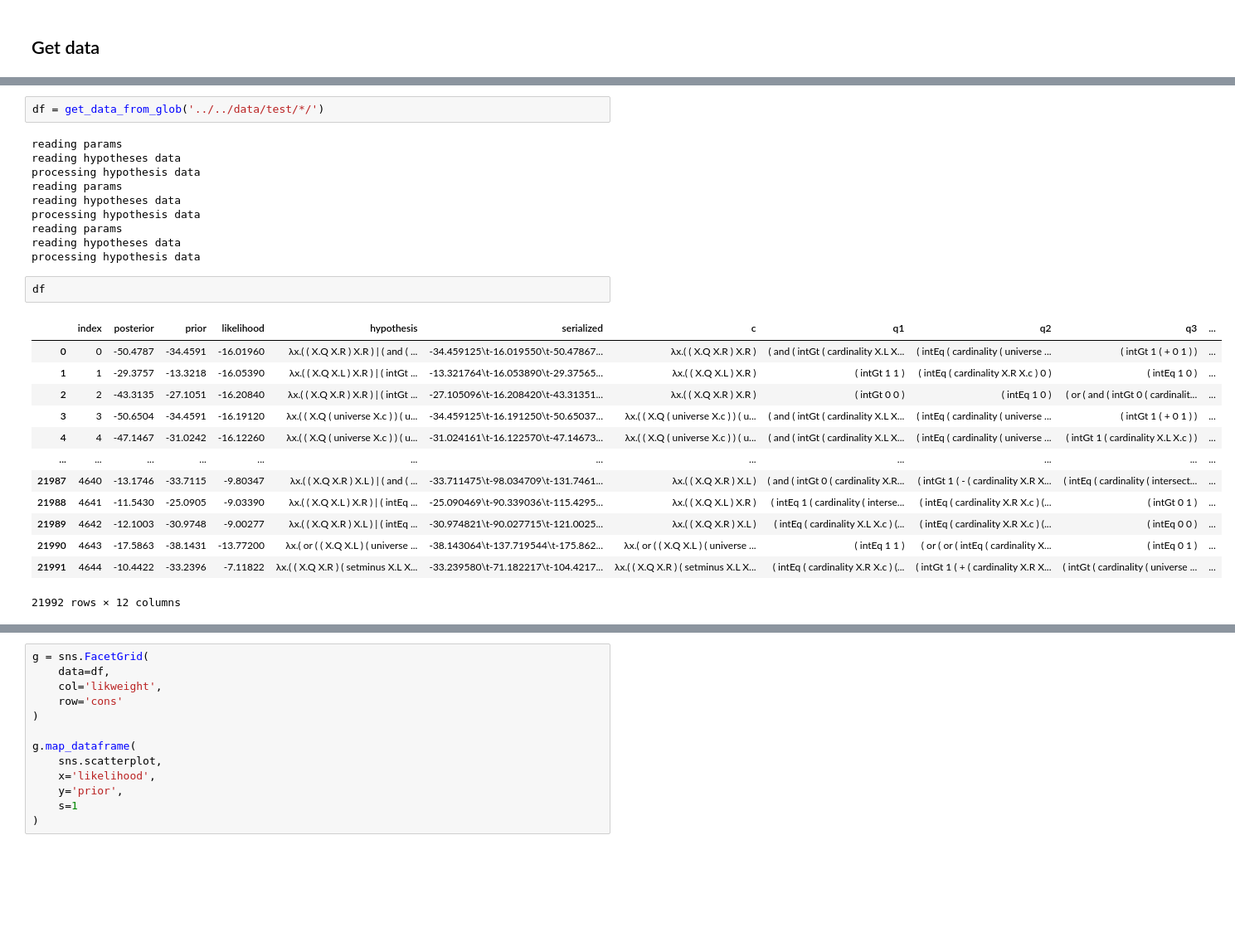
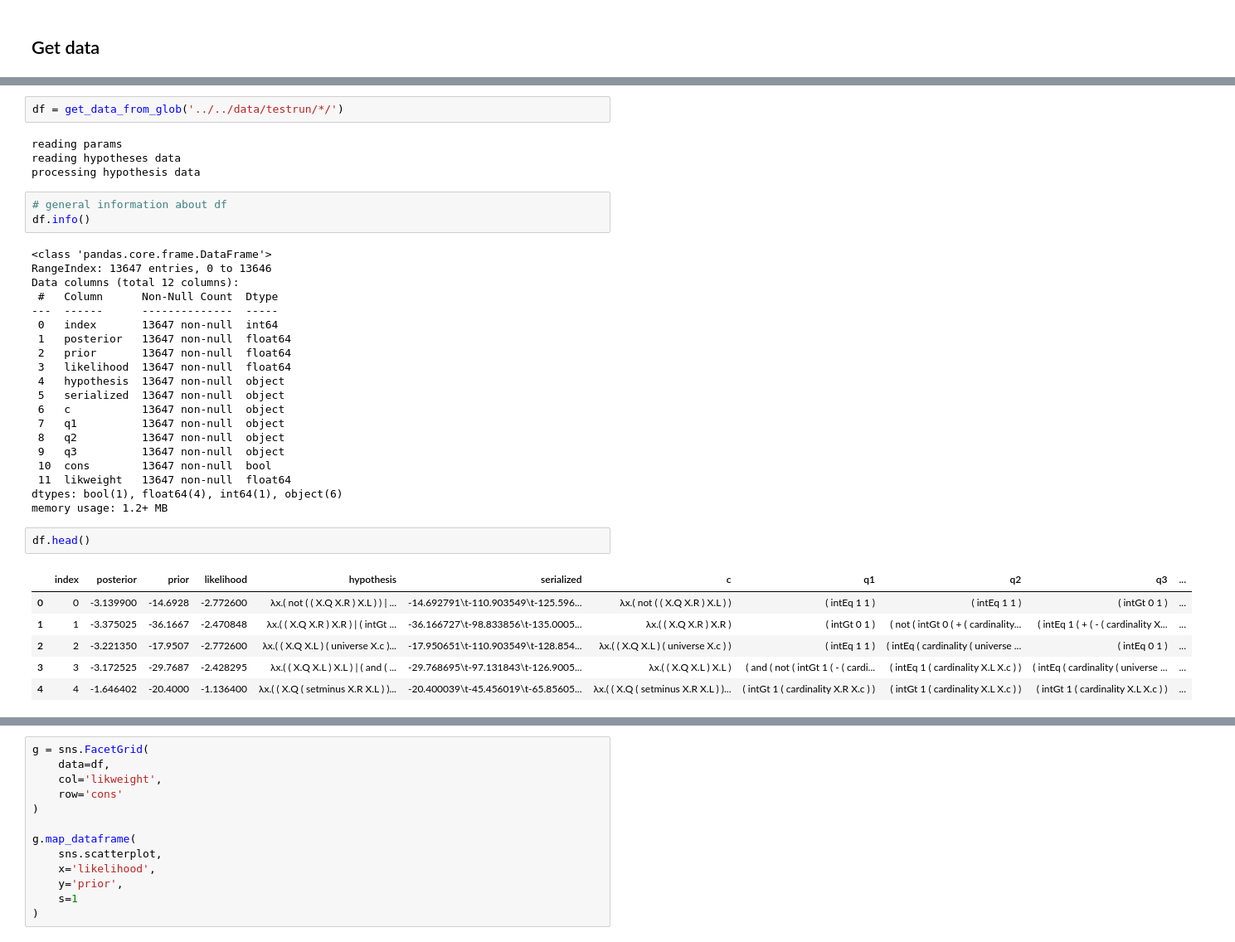
Before and after one commit to thelogicalgrammar/compositionalModes, a Jupyter notebook: analysis/quantifiers/analysis.ipynb, the cells around one changed output, grey strips where cells are left out. Shown: that part at 83% size. Drawn from its saved outputs; the diff is of its cells as text; blank space fills up the shorter version.

```diff
--- a/analysis/quantifiers/analysis.ipynb
+++ b/analysis/quantifiers/analysis.ipynb
@@ -327,30 +347,40 @@ fulldatapath = "../../data/server_test/data.txt"
 paramspath = "../../data/server_test/data_likweight_40.000000_nobs_250parameters.json"
 # %%
-df = get_data_from_glob('../../data/test/*/')
+df = get_data_from_glob('../../data/testrun/*/')
 # %% [output]
 reading params
 reading hypotheses data
 processing hypothesis data
-reading params
-reading hypotheses data
-processing hypothesis data
-reading params
-reading hypotheses data
-processing hypothesis data
+# %%
+# general information about df
+df.info()
+# %% [output]
+<class 'pandas.core.frame.DataFrame'>
+RangeIndex: 13647 entries, 0 to 13646
+Data columns (total 12 columns):
+ #   Column      Non-Null Count  Dtype
+---  ------      --------------  -----
+ 0   index       13647 non-null  int64
+ 1   posterior   13647 non-null  float64
+ 2   prior       13647 non-null  float64
+ 3   likelihood  13647 non-null  float64
+ 4   hypothesis  13647 non-null  object
+ 5   serialized  13647 non-null  object
+ 6   c           13647 non-null  object
+ 7   q1          13647 non-null  object
+ 8   q2          13647 non-null  object
+ 9   q3          13647 non-null  object
+ 10  cons        13647 non-null  bool
+ 11  likweight   13647 non-null  float64
+dtypes: bool(1), float64(4), int64(1), object(6)
+memory usage: 1.2+ MB
 # %%
-df
+df.head()
 # %% [output]
 |  | index | posterior | prior | likelihood | hypothesis | serialized | c | q1 | q2 | q3 | ... |
-| 0 | 0 | -50.4787 | -34.4591 | -16.01960 | λx.( ( X.Q X.R ) X.R ) | ( and ( ... | -34.459125\t-16.019550\t-50.47867... | λx.( ( X.Q X.R ) X.R ) | ( and ( intGt ( cardinality X.L X... | ( intEq ( cardinality ( universe ... | ( intGt 1 ( + 0 1 ) ) | ... |
-| 1 | 1 | -29.3757 | -13.3218 | -16.05390 | λx.( ( X.Q X.L ) X.R ) | ( intGt ... | -13.321764\t-16.053890\t-29.37565... | λx.( ( X.Q X.L ) X.R ) | ( intGt 1 1 ) | ( intEq ( cardinality X.R X.c ) 0 ) | ( intEq 1 0 ) | ... |
-| 2 | 2 | -43.3135 | -27.1051 | -16.20840 | λx.( ( X.Q X.R ) X.R ) | ( intGt ... | -27.105096\t-16.208420\t-43.31351... | λx.( ( X.Q X.R ) X.R ) | ( intGt 0 0 ) | ( intEq 1 0 ) | ( or ( and ( intGt 0 ( cardinalit... | ... |
-| 3 | 3 | -50.6504 | -34.4591 | -16.19120 | λx.( ( X.Q ( universe X.c ) ) ( u... | -34.459125\t-16.191250\t-50.65037... | λx.( ( X.Q ( universe X.c ) ) ( u... | ( and ( intGt ( cardinality X.L X... | ( intEq ( cardinality ( universe ... | ( intGt 1 ( + 0 1 ) ) | ... |
-| 4 | 4 | -47.1467 | -31.0242 | -16.12260 | λx.( ( X.Q ( universe X.c ) ) ( u... | -31.024161\t-16.122570\t-47.14673... | λx.( ( X.Q ( universe X.c ) ) ( u... | ( and ( intGt ( cardinality X.L X... | ( intEq ( cardinality ( universe ... | ( intGt 1 ( cardinality X.L X.c ) ) | ... |
-| ... | ... | ... | ... | ... | ... | ... | ... | ... | ... | ... | ... |
-| 21987 | 4640 | -13.1746 | -33.7115 | -9.80347 | λx.( ( X.Q X.R ) X.L ) | ( and ( ... | -33.711475\t-98.034709\t-131.7461... | λx.( ( X.Q X.R ) X.L ) | ( and ( intGt 0 ( cardinality X.R... | ( intGt 1 ( - ( cardinality X.R X... | ( intEq ( cardinality ( intersect... | ... |
-| 21988 | 4641 | -11.5430 | -25.0905 | -9.03390 | λx.( ( X.Q X.L ) X.R ) | ( intEq ... | -25.090469\t-90.339036\t-115.4295... | λx.( ( X.Q X.L ) X.R ) | ( intEq 1 ( cardinality ( interse... | ( intEq ( cardinality X.R X.c ) (... | ( intGt 0 1 ) | ... |
-| 21989 | 4642 | -12.1003 | -30.9748 | -9.00277 | λx.( ( X.Q X.R ) X.L ) | ( intEq ... | -30.974821\t-90.027715\t-121.0025... | λx.( ( X.Q X.R ) X.L ) | ( intEq ( cardinality X.L X.c ) (... | ( intEq ( cardinality X.R X.c ) (... | ( intEq 0 0 ) | ... |
-| 21990 | 4643 | -17.5863 | -38.1431 | -13.77200 | λx.( or ( ( X.Q X.L ) ( universe ... | -38.143064\t-137.719544\t-175.862... | λx.( or ( ( X.Q X.L ) ( universe ... | ( intEq 1 1 ) | ( or ( or ( intEq ( cardinality X... | ( intEq 0 1 ) | ... |
-| 21991 | 4644 | -10.4422 | -33.2396 | -7.11822 | λx.( ( X.Q X.R ) ( setminus X.L X... | -33.239580\t-71.182217\t-104.4217... | λx.( ( X.Q X.R ) ( setminus X.L X... | ( intEq ( cardinality X.R X.c ) (... | ( intGt 1 ( + ( cardinality X.R X... | ( intGt ( cardinality ( universe ... | ... |
+| 0 | 0 | -3.139900 | -14.6928 | -2.772600 | λx.( not ( ( X.Q X.R ) X.L ) ) | ... | -14.692791\t-110.903549\t-125.596... | λx.( not ( ( X.Q X.R ) X.L ) ) | ( intEq 1 1 ) | ( intEq 1 1 ) | ( intGt 0 1 ) | ... |
+| 1 | 1 | -3.375025 | -36.1667 | -2.470848 | λx.( ( X.Q X.R ) X.R ) | ( intGt ... | -36.166727\t-98.833856\t-135.0005... | λx.( ( X.Q X.R ) X.R ) | ( intGt 0 1 ) | ( not ( intGt 0 ( + ( cardinality... | ( intEq 1 ( + ( - ( cardinality X... | ... |
+| 2 | 2 | -3.221350 | -17.9507 | -2.772600 | λx.( ( X.Q X.L ) ( universe X.c )... | -17.950651\t-110.903549\t-128.854... | λx.( ( X.Q X.L ) ( universe X.c ) ) | ( intEq 1 1 ) | ( intEq ( cardinality ( universe ... | ( intEq 0 1 ) | ... |
+| 3 | 3 | -3.172525 | -29.7687 | -2.428295 | λx.( ( X.Q X.L ) X.L ) | ( and ( ... | -29.768695\t-97.131843\t-126.9005... | λx.( ( X.Q X.L ) X.L ) | ( and ( not ( intGt 1 ( - ( cardi... | ( intEq 1 ( cardinality X.L X.c ) ) | ( intEq ( cardinality ( universe ... | ... |
+| 4 | 4 | -1.646402 | -20.4000 | -1.136400 | λx.( ( X.Q ( setminus X.R X.L ) )... | -20.400039\t-45.456019\t-65.85605... | λx.( ( X.Q ( setminus X.R X.L ) )... | ( intGt 1 ( cardinality X.R X.c ) ) | ( intGt 1 ( cardinality X.L X.c ) ) | ( intGt 1 ( cardinality X.L X.c ) ) | ... |
-21992 rows × 12 columns
 # %%
```
Also changed, not shown: parts of 55 cells of this notebook, 5 other files.
